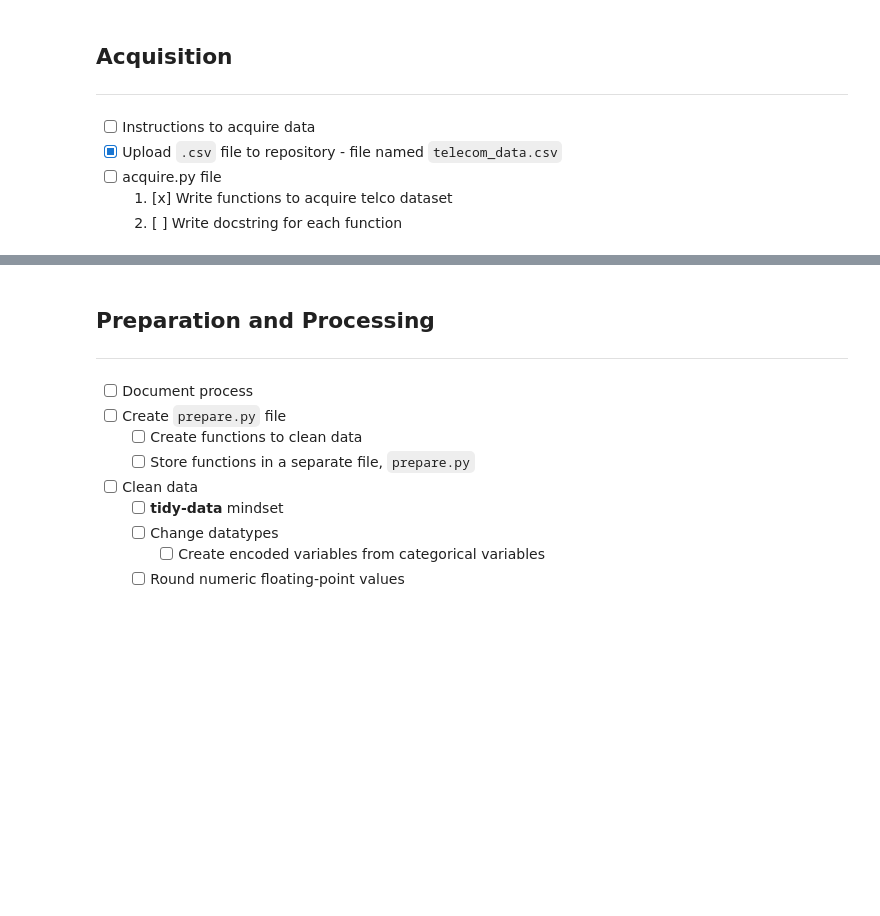
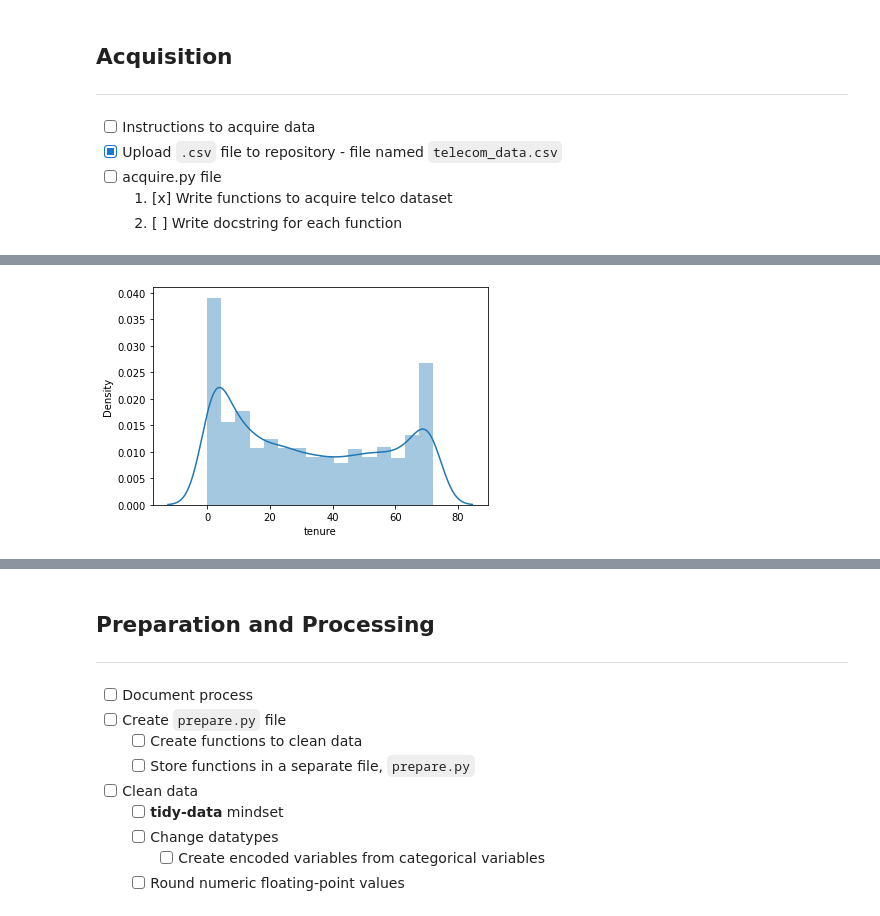
Before and after one commit to Promeos/telco-churn-project, a Jupyter notebook: telco_report.ipynb, the cells around one changed output, grey strips where cells are left out. Drawn from its saved outputs; the diff is of its cells as text; code cells hidden in the pictures; blank space fills up the shorter version.

```diff
--- a/telco_report.ipynb
+++ b/telco_report.ipynb
@@ -44,0 +52,2 @@ import acquire
+# %%
+df_telco = get_telecom_data()
@@ -44,0 +129,4 @@ import acquire
+# %%
+sns.distplot(df_telco.tenure);
+# %% [output]
+[figure, added]
```
Also changed, not shown: parts of 12 cells of this notebook, 1 other file.
